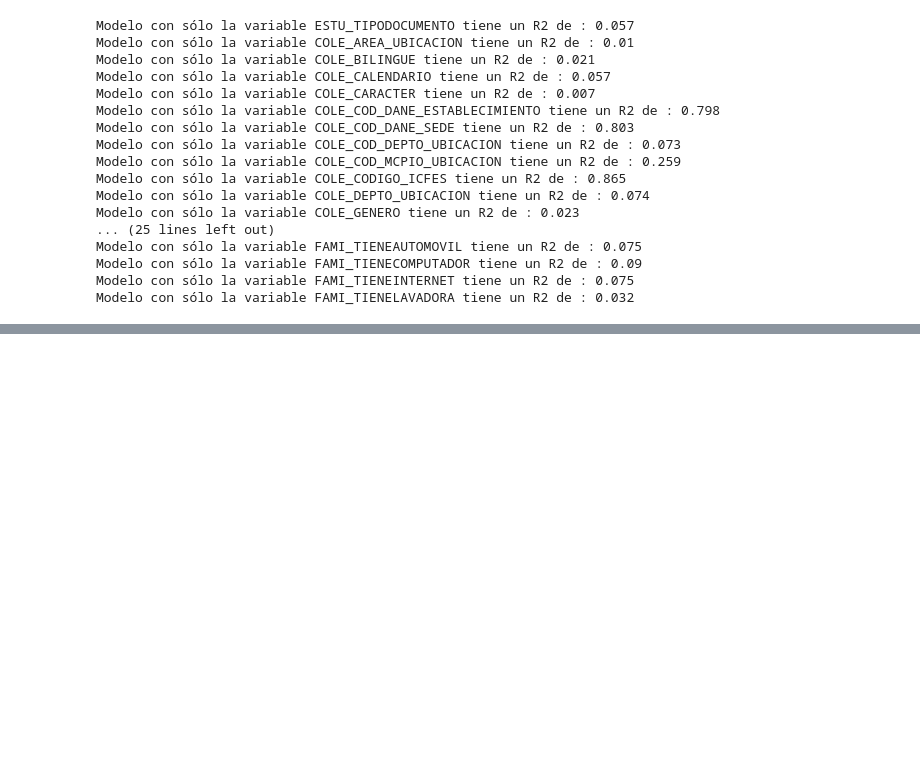
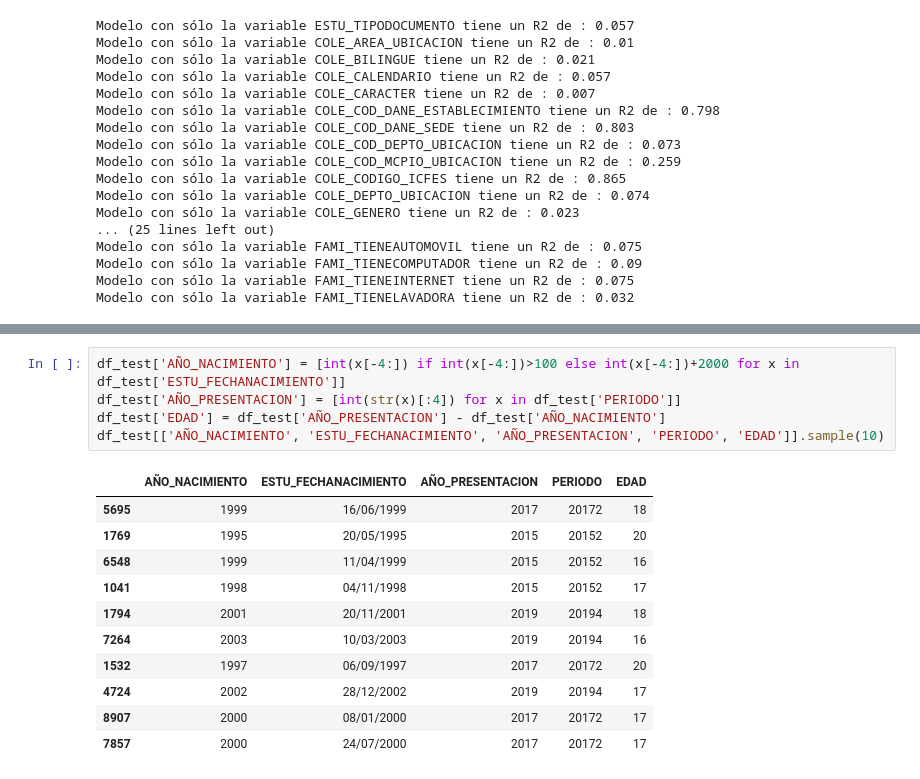
Before and after one commit to dalatorrem/Diplomado_Metodos_UCentral_2023, a Jupyter notebook: 28_practica_analisis_lineal.ipynb, the cells around one changed output, grey strips where cells are left out. Drawn from its saved outputs; the diff is of its cells as text; blank space fills up the shorter version.

```diff
--- a/28_practica_analisis_lineal.ipynb
+++ b/28_practica_analisis_lineal.ipynb
@@ -294,0 +708,17 @@ Modelo con sólo la variable FAMI_TIENELAVADORA tiene un R2 de : 0.032
+# %%
+df_test['AÑO_NACIMIENTO'] = [int(x[-4:]) if int(x[-4:])>100 else int(x[-4:])+2000 for x in df_test['ESTU_FECHANACIMIENTO']]
+df_test['AÑO_PRESENTACION'] = [int(str(x)[:4]) for x in df_test['PERIODO']]
+df_test['EDAD'] = df_test['AÑO_PRESENTACION'] - df_test['AÑO_NACIMIENTO']
+df_test[['AÑO_NACIMIENTO', 'ESTU_FECHANACIMIENTO', 'AÑO_PRESENTACION', 'PERIODO', 'EDAD']].sample(10)
+# %% [output]
+|  | AÑO_NACIMIENTO | ESTU_FECHANACIMIENTO | AÑO_PRESENTACION | PERIODO | EDAD |
+| 5695 | 1999 | 16/06/1999 | 2017 | 20172 | 18 |
+| 1769 | 1995 | 20/05/1995 | 2015 | 20152 | 20 |
+| 6548 | 1999 | 11/04/1999 | 2015 | 20152 | 16 |
+| 1041 | 1998 | 04/11/1998 | 2015 | 20152 | 17 |
+| 1794 | 2001 | 20/11/2001 | 2019 | 20194 | 18 |
+| 7264 | 2003 | 10/03/2003 | 2019 | 20194 | 16 |
+| 1532 | 1997 | 06/09/1997 | 2017 | 20172 | 20 |
+| 4724 | 2002 | 28/12/2002 | 2019 | 20194 | 17 |
+| 8907 | 2000 | 08/01/2000 | 2017 | 20172 | 17 |
+| 7857 | 2000 | 24/07/2000 | 2017 | 20172 | 17 |
```
Also changed, not shown: parts of 74 cells of this notebook.
